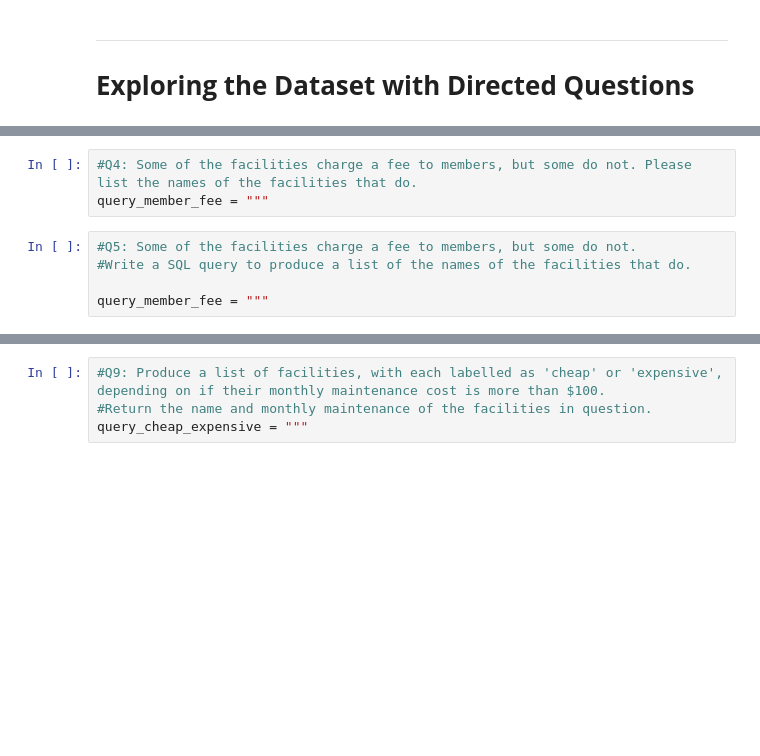
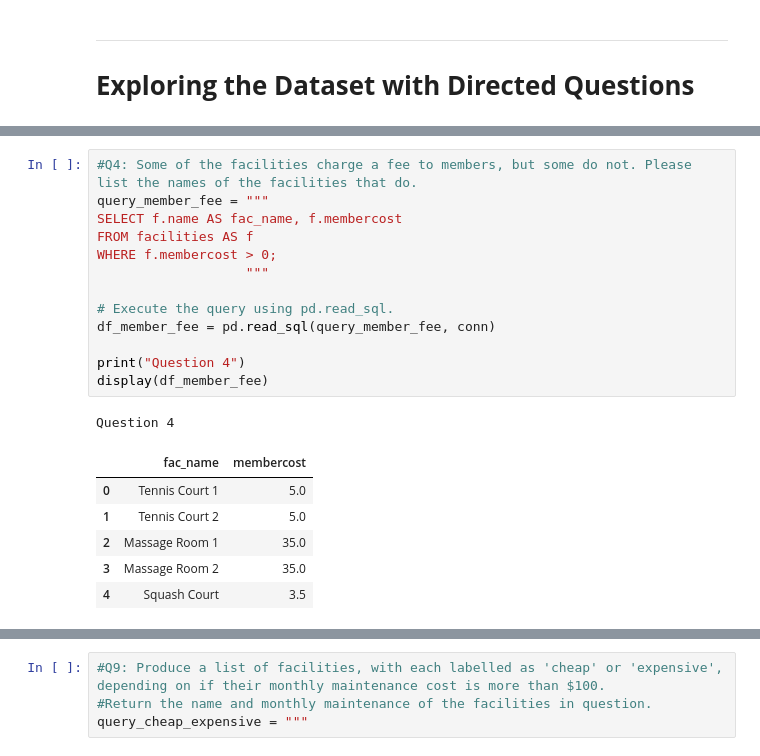
Before and after one commit to andrew-morrow/morrow-elements-of-computing-ii, a Jupyter notebook: Week 13/EoC2_Week_13_1_IN_CLASS.ipynb, the cells around one changed output, grey strips where cells are left out. Cells and saved outputs as stored; diff of their text form; blank space fills up the shorter version.

```diff
--- a/Week 13/EoC2_Week_13_1_IN_CLASS.ipynb
+++ b/Week 13/EoC2_Week_13_1_IN_CLASS.ipynb
@@ -129,11 +201,24 @@ query_recommended_by = """
 # %%
 #Q4: Some of the facilities charge a fee to members, but some do not. Please list the names of the facilities that do.
 query_member_fee = """
+SELECT f.name AS fac_name, f.membercost
+FROM facilities AS f
+WHERE f.membercost > 0;
+                   """
+
+# Execute the query using pd.read_sql.
+df_member_fee = pd.read_sql(query_member_fee, conn)
+
+print("Question 4")
+display(df_member_fee)
+# %% [output]
+Question 4
+|  | fac_name | membercost |
+| 0 | Tennis Court 1 | 5.0 |
+| 1 | Tennis Court 2 | 5.0 |
+| 2 | Massage Room 1 | 35.0 |
+| 3 | Massage Room 2 | 35.0 |
+| 4 | Squash Court | 3.5 |
-# %%
-#Q5: Some of the facilities charge a fee to members, but some do not.
-#Write a SQL query to produce a list of the names of the facilities that do.
-
-query_member_fee = """
 # %%
 #Q6: How many facilities do not charge a fee to members?
 
```
Also changed, not shown: parts of 9 cells of this notebook.
